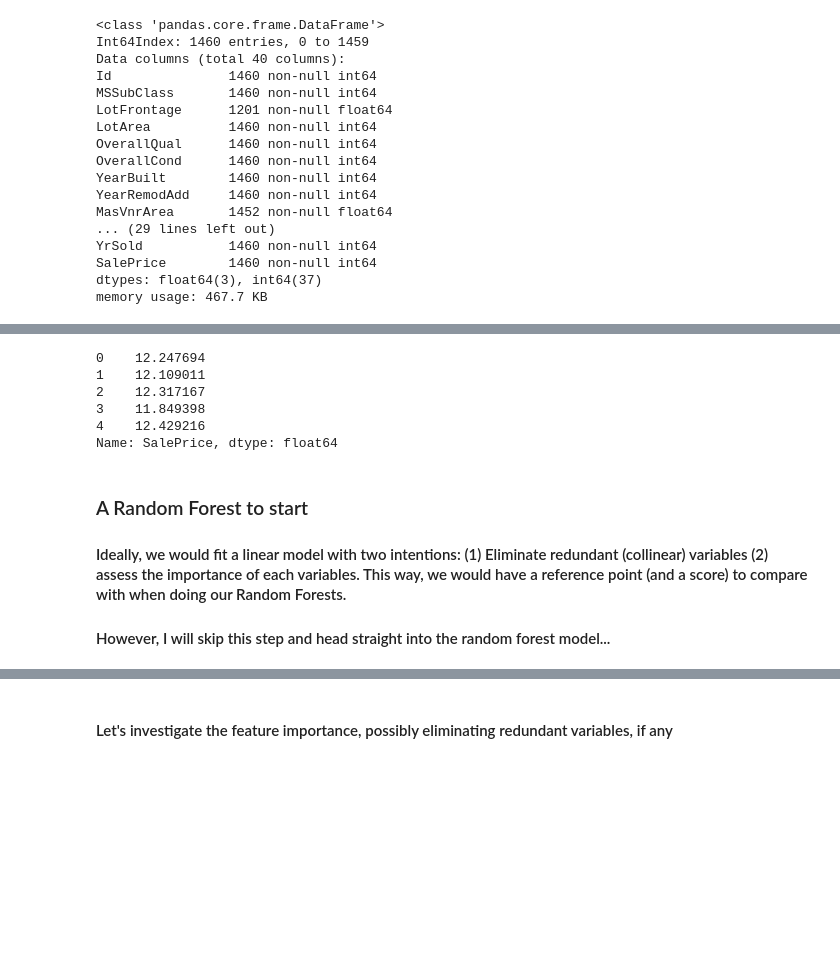
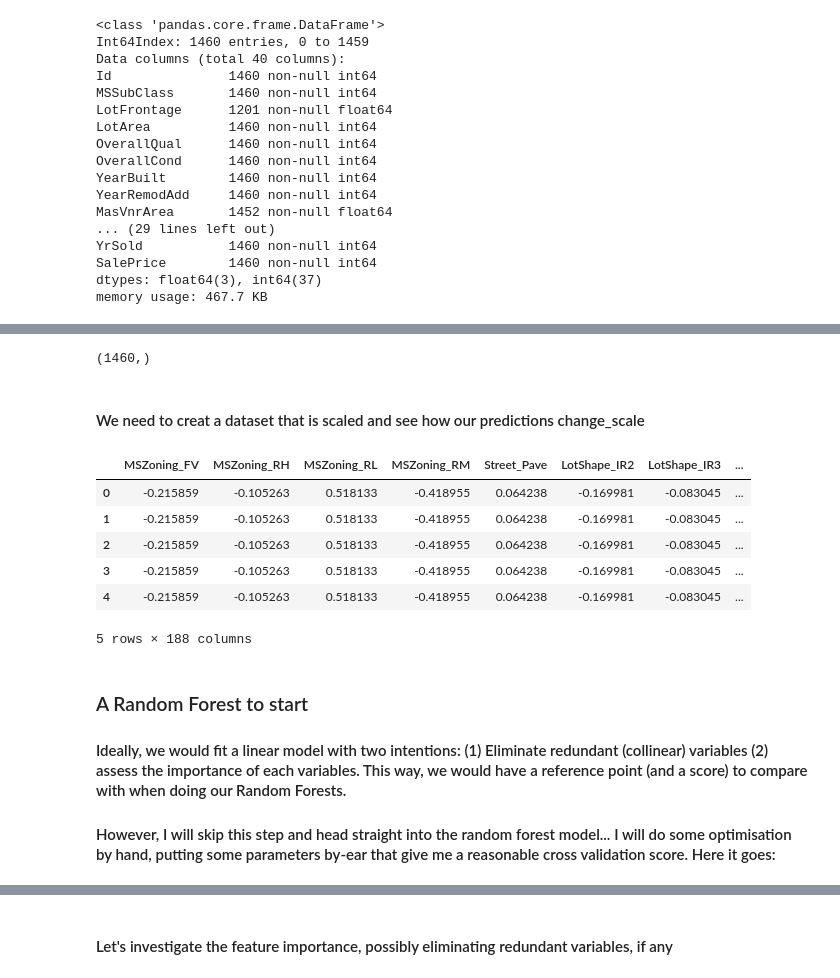
Before and after one commit to tawonque/Real_Estate, a Jupyter notebook: RealEstate_GH_j.ipynb, the cells around one changed output, grey strips where cells are left out. Cells and saved outputs as stored; diff of their text form; code cells hidden in the pictures; blank space fills up the shorter version.

```diff
--- a/RealEstate_GH_j.ipynb
+++ b/RealEstate_GH_j.ipynb
@@ -371,15 +367,29 @@ X_test.head()
 # %%
 y_train.head()
+y_train.shape
+#---xxx---
 # %% [output]
-0    12.247694
-1    12.109011
-2    12.317167
-3    11.849398
-4    12.429216
-Name: SalePrice, dtype: float64
+(1460,)
+# %% [markdown]
+#### We need to creat a dataset that is scaled and see how our predictions change_scale
+# %%
+saved_cols = X_train.columns.values
+scaler = pp.StandardScaler().fit(X_train)
+X_train_scale = pd.DataFrame(scaler.transform(X_train), columns=saved_cols)
+X_test_scale = pd.DataFrame(scaler.transform(X_test), columns=saved_cols)
+# %%
+X_train_scale.head()
+# %% [output]
+|  | MSZoning_FV | MSZoning_RH | MSZoning_RL | MSZoning_RM | Street_Pave | LotShape_IR2 | LotShape_IR3 | ... |
+| 0 | -0.215859 | -0.105263 | 0.518133 | -0.418955 | 0.064238 | -0.169981 | -0.083045 | ... |
+| 1 | -0.215859 | -0.105263 | 0.518133 | -0.418955 | 0.064238 | -0.169981 | -0.083045 | ... |
+| 2 | -0.215859 | -0.105263 | 0.518133 | -0.418955 | 0.064238 | -0.169981 | -0.083045 | ... |
+| 3 | -0.215859 | -0.105263 | 0.518133 | -0.418955 | 0.064238 | -0.169981 | -0.083045 | ... |
+| 4 | -0.215859 | -0.105263 | 0.518133 | -0.418955 | 0.064238 | -0.169981 | -0.083045 | ... |
+5 rows × 188 columns
 # %% [markdown]
 ### A Random Forest to start
 #### Ideally, we would fit a linear model with two intentions: (1) Eliminate redundant (collinear) variables (2) assess the importance of each variables. This way, we would have a reference point (and a score) to compare with when doing our Random Forests.
-#### However, I will skip this step and head straight into the random forest model...
+#### However, I will skip this step and head straight into the random forest model... I will do some optimisation by hand, putting some parameters by-ear that give me a reasonable cross validation score. Here it goes:
 # %%
 # Train a random forest with XXX decision trees
```
Also changed, not shown: parts of 45 cells of this notebook.
